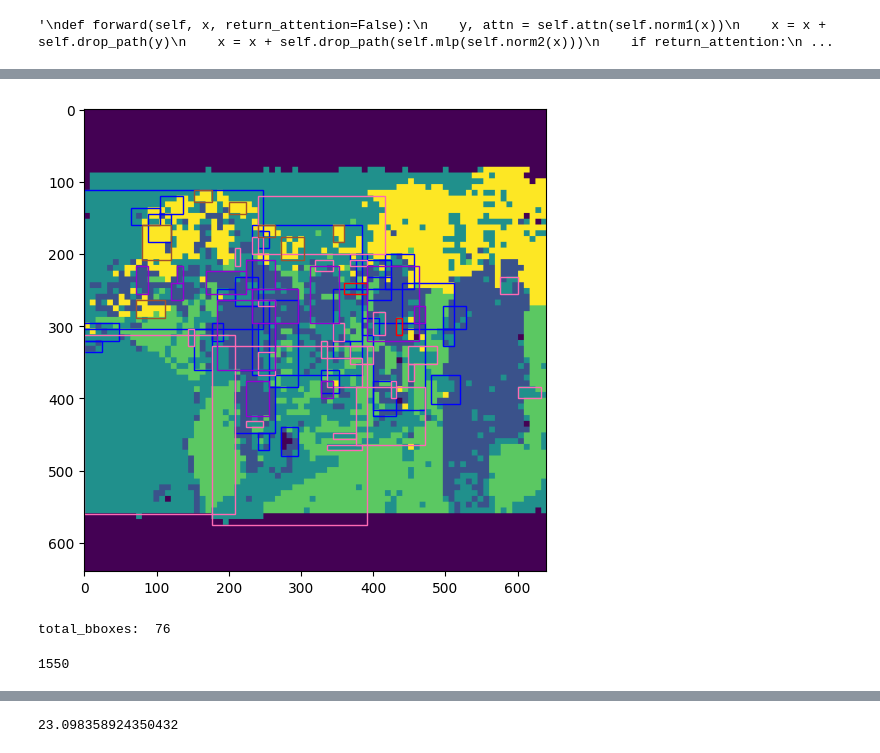
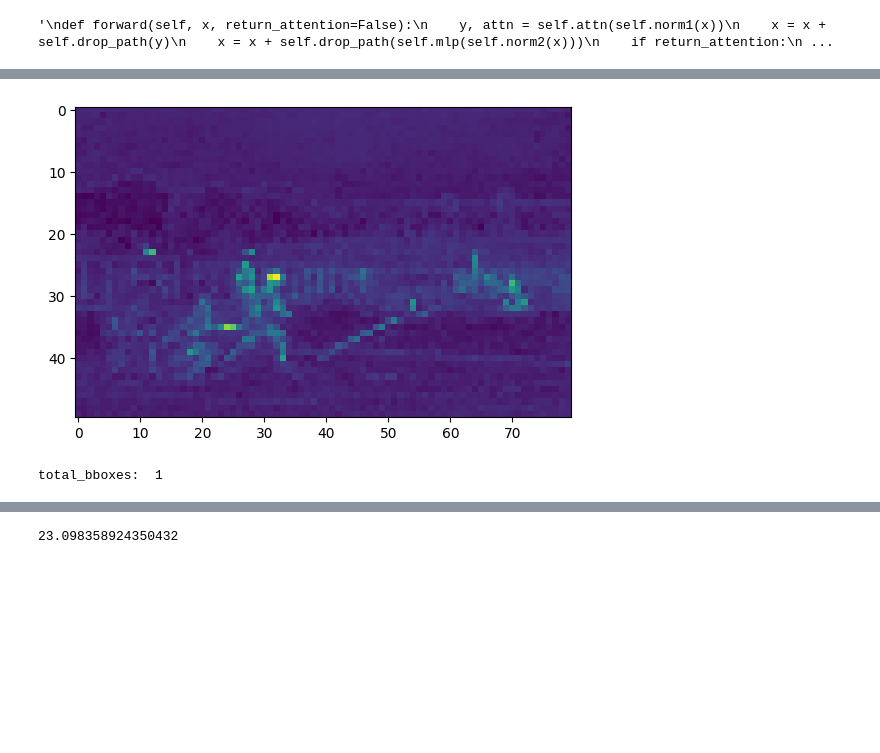
Before and after one commit to gkstlsgp3as/DETR_WSOD, a Jupyter notebook: tools/visualization_ref.ipynb, the cells around one changed output, grey strips where cells are left out. Saved outputs shown, nothing was run; the diff lists cells and outputs as text; code cells hidden in the pictures; blank space fills up the shorter version.

```diff
--- a/tools/visualization_ref.ipynb
+++ b/tools/visualization_ref.ipynb
@@ -232,12 +232,15 @@ args.patch_size = 8 # patch size
 args.image_size = (640, 640) # input image size
 args.pretrained_weights = 'small_8patch.pth' # checkpoint path
 path = [
-    '/home/shhan/oicr/data/coco/images/val2017/000000397133.jpg', # birds
-
+    '/home/shhan/oicr/data/coco/images/train2017/000000386012.jpg', # kites
+    '/home/shhan/oicr/data/coco/images/train2017/000000000488.jpg', # baseball players
+    '/home/shhan/oicr/data/coco/images/train2017/000000000599.jpg', # cat
+    '/home/shhan/oicr/data/coco/images/train2017/000000000597.jpg', # elephants
+    '/home/shhan/oicr/data/coco/images/train2017/000000000722.jpg', # ballons
+    '/home/shhan/oicr/data/coco/images/train2017/000000000143.jpg', # birds
     #'/home/jeongwoo/data/dataset/imagenet/1K_dataset/train/n02708093/n02708093_141.JPEG', # imagenet, clock
-
 ]
-args.image_path = path[0] # single image path
+args.image_path = path[5] # single image path
 # %% [markdown]
 coco.im_dict
 {'license': 3,
@@ -375,7 +423,7 @@ attn = attn.reshape(w_featmap, h_featmap)
 """
 def ncut(feats, patch_num, tau = 0.2, eps=1e-5, no_binary_graph=False, flip=False, force_flip=False):
      # cls_token = feats[0,0:1,:].cpu().numpy()
-    A = feats.numpy() # attention map, [196, 196]
+    A = feats.cpu().numpy() # attention map, [196, 196]
     N = A.shape[0]
     # A = A > tau # [196 196]
     # A = np.where(A.astype(float) == 0, eps, A) # 0->epsilon, else same
@@ -464,7 +526,7 @@ def visualization(orig_img, cls_attn, attn, clustered):
     title_list = ['Image', 'Cls attn', 'Cls attn overlayed', 'Partitioned', 'Similarity based', 'Sim overlayed']
     multi_plot(img_list, title_list, 3, is_short=True)
 # %%
-k = 5 # kmeans 개수
+k = 10 # kmeans 개수
 model = KMeans(n_clusters=k, random_state=5)
 model.fit(full_eigen)
 result = model.fit_predict(full_eigen)
@@ -592,36 +660,36 @@ tot_labels = bwlabel(clustered, 4)
 # %%
 import matplotlib.patches as patches
 
 mask_attn = 0.8*NormalizeTensor(cls_attn)+0.2*NormalizeTensor(attn)
-
+mask_attn = mask_attn.cpu()
 fig, ax = plt.subplots()
 #ax.imshow(mask*255)
-ax.imshow(partitinoed)
+ax.imshow(mask_attn.cpu())
 colors = ['b','g','r','darkorange','hotpink','sienna','black','darkviolet','pink','wheat']
 bboxes = []
 tot_bboxes = 0
 for c in range(k):
     bbox = np.unique(tot_labels[c])
 
     for i in bbox[1:]:
         idx = np.where(tot_labels[c]==i)
 
         if np.mean([mask_attn[idx[0][i],idx[1][i]] for i in range(len(idx[0]))]) < mask_attn.mean():
             continue
         x1 = np.min(idx[0]); x2 = np.max(idx[0])
         y1 = np.min(idx[1]); y2 = np.max(idx[1])
         if (((x2-x1) > 1) or ((y2-y1) > 1)) and not (y1==0 and x1==0) :
             rect = patches.Rectangle((y1*8, x1*8), (y2-y1+1)*8, (x2-x1+1)*8, linewidth=1, edgecolor=colors[c], facecolor='none')
             #img = cv2.rectangle(img, (x1,y1), (x2,y2), (0,0,255))
             bboxes.append([x1, y1, x2, y2])
             ax.add_patch(rect)
             tot_bboxes +=1
 
 plt.show()
 print("total_bboxes: ", tot_bboxes)
 # %% [output]
-[figure, old version]
+[figure, new version]
-total_bboxes:  76
+total_bboxes:  1
 # %%
 mask_attn = 0.8*NormalizeTensor(cls_attn)+0.2*NormalizeTensor(attn)
 def get_bbox(tot_labels, c):
@@ -709,10 +778,6 @@ for k in range(3,8): # kmeans 개수
         tot_bboxes = np.concatenate((tot_bboxes, get_bbox(tot_labels, c)),axis=0)
 
 tot_bboxes = tot_bboxes[1:] # get rid of empty bbox
-# %%
-len(tot_bboxes)
-# %% [output]
-1550
 # %%
 tot_bboxes
 # %% [output]
```
Also changed, not shown: parts of 23 cells of this notebook, 15 other files.
